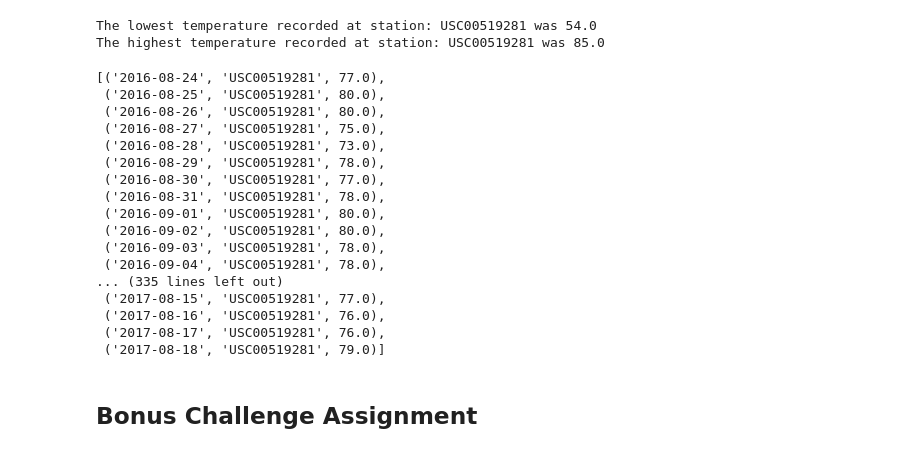
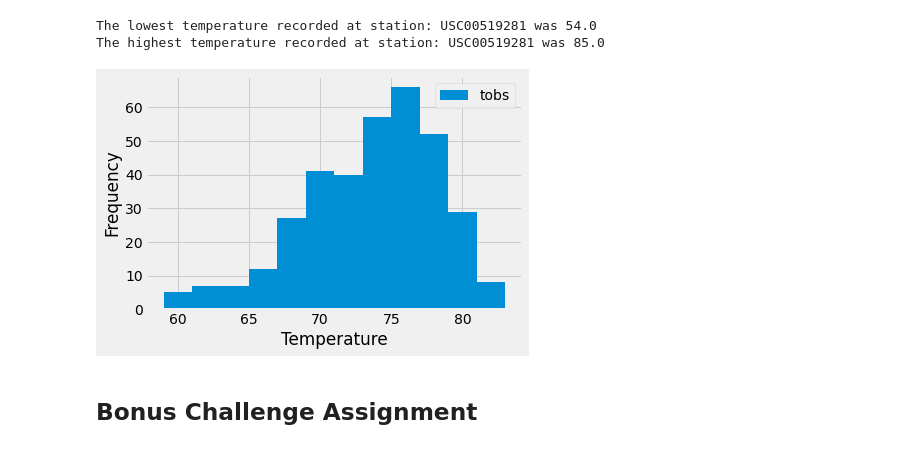
Before and after one commit to JonathanAntia/sqlalchemy-challenge, a Jupyter notebook: climate_analysis.ipynb, the cells around one changed output. Cells and saved outputs as stored; diff of their text form; code cells hidden in the pictures.

```diff
--- a/climate_analysis.ipynb
+++ b/climate_analysis.ipynb
@@ -152,27 +152,18 @@ The highest temperature recorded at station: USC00519281 was 85.0
 # %%
 # Choose the station with the highest number of temperature observations.
 # Query the last 12 months of temperature observation data for this station and plot the results as a histogram
-session.query(Measurement.date,Measurement.station,Measurement.tobs).\
-filter(Measurement.station == most_active_station).\
-filter(Measurement.date > one_year_ago).all()
+temp_active_station = session.query(Measurement.date,Measurement.station,Measurement.tobs).\
+                            filter(Measurement.station == most_active_station).\
+                            filter(Measurement.date > one_year_ago).all()
+temps = pd.DataFrame(temp_active_station, columns=("Date","Station","Temperature"))
+
+plt.hist(temps["Temperature"],bins=12)
+plt.xlabel('Temperature')
+plt.ylabel('Frequency')
+plt.legend(['tobs'])
+plt.show()
 # %% [output]
-[('2016-08-24', 'USC00519281', 77.0),
- ('2016-08-25', 'USC00519281', 80.0),
- ('2016-08-26', 'USC00519281', 80.0),
- ('2016-08-27', 'USC00519281', 75.0),
- ('2016-08-28', 'USC00519281', 73.0),
- ('2016-08-29', 'USC00519281', 78.0),
- ('2016-08-30', 'USC00519281', 77.0),
- ('2016-08-31', 'USC00519281', 78.0),
- ('2016-09-01', 'USC00519281', 80.0),
- ('2016-09-02', 'USC00519281', 80.0),
- ('2016-09-03', 'USC00519281', 78.0),
- ('2016-09-04', 'USC00519281', 78.0),
-... (335 lines left out)
- ('2017-08-15', 'USC00519281', 77.0),
- ('2017-08-16', 'USC00519281', 76.0),
- ('2017-08-17', 'USC00519281', 76.0),
- ('2017-08-18', 'USC00519281', 79.0)]
+[figure, added]
 # %% [markdown]
 ## Bonus Challenge Assignment
 # %%
```
